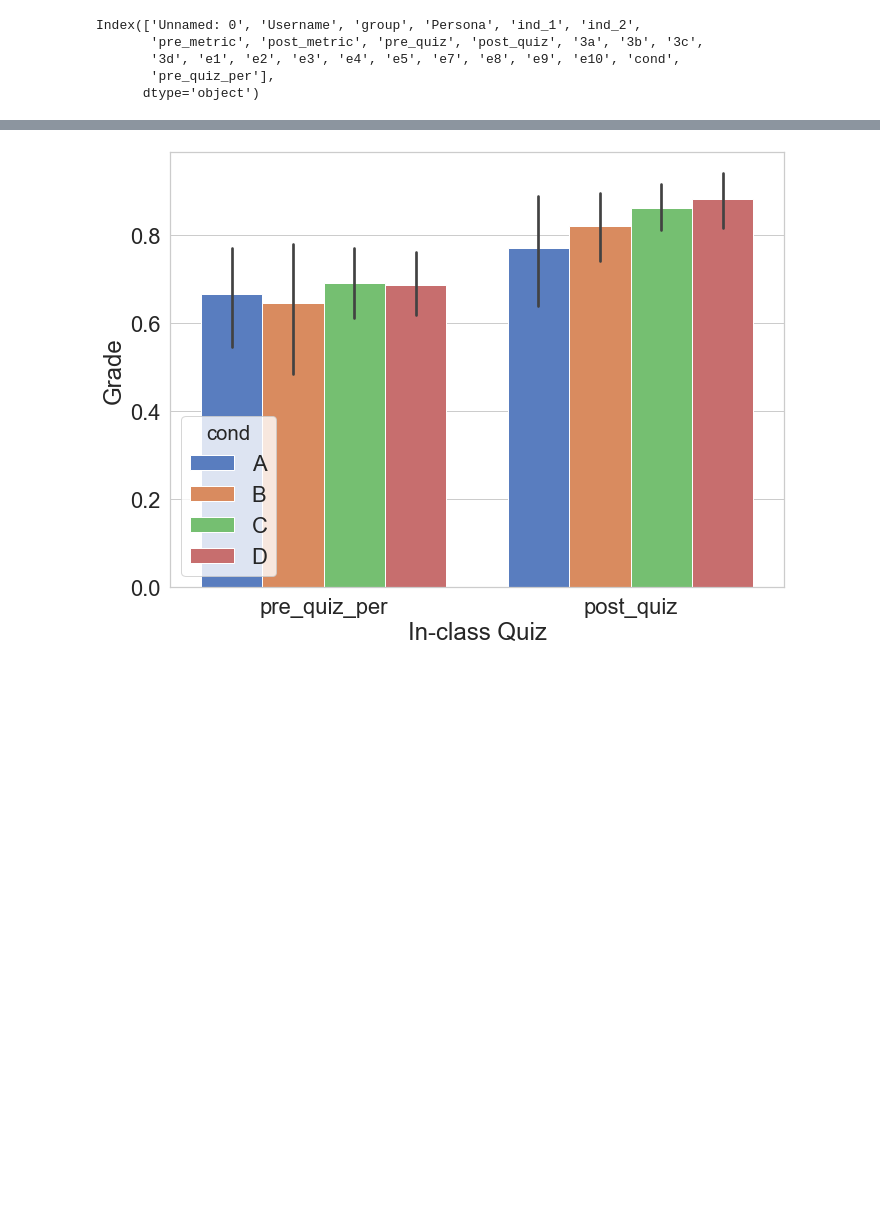
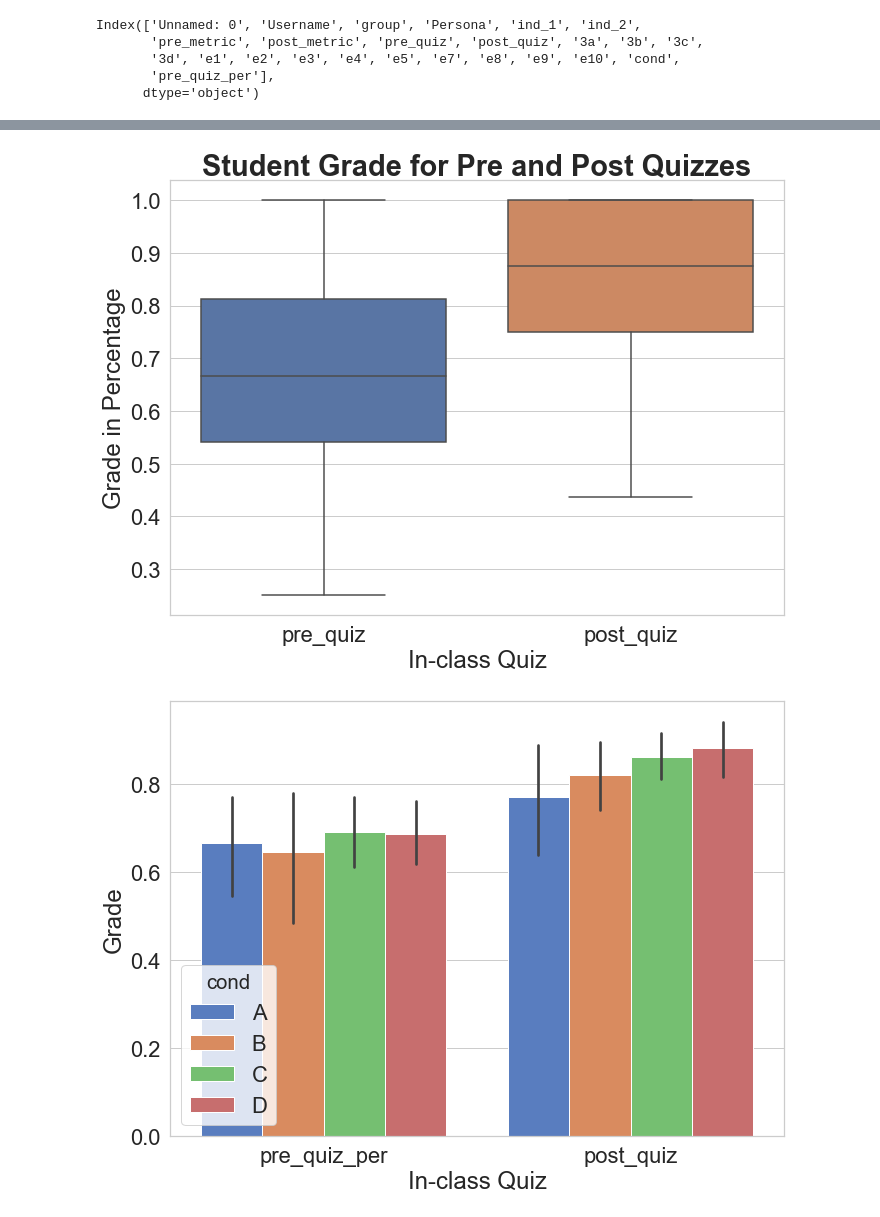
Before and after one commit to WesDeng/Recidivism_Exp, a Jupyter notebook: Quantitive Analysis.ipynb, the cells around one changed output, grey strips where cells are left out. Cells and saved outputs as stored; diff of their text form; code cells hidden in the pictures; blank space fills up the shorter version.

```diff
--- a/Quantitive Analysis.ipynb
+++ b/Quantitive Analysis.ipynb
@@ -230,9 +227,11 @@ sns.set(rc={'figure.figsize':(11,8)}, font_scale=2)
 sns.set_style('whitegrid')
 df = final[['pre_quiz', 'post_quiz']]
 ax = sns.boxplot(x="variable", y="value", data=pd.melt(df))
-ax.set(xlabel='In-class Quiz',ylabel='Grade in Percentage')
+
+ax.set_xlabel('In-class Quiz', fontsize=24)
+ax.set_ylabel('Grade in Percentage', fontsize=24)
 fig = ax.get_figure()
 fig.savefig("quiz_overall.png")
-plt.title(r"\textbf{"Students Grade for Pre and Post Quizzes"}")
+plt.title('Student Grade for Pre and Post Quizzes', fontweight='bold', fontsize=29)
 plt.show()
 # %% [output]
@@ -240,3 +238,4 @@ SyntaxError: invalid syntax (<ipython-input-10-72014f2682b1>, line 8)
+[figure, added]
 # %%
 # A: free +    no checklist
 # B: free +    checklist
```
Also changed, not shown: parts of 2 cells of this notebook, 1 other file.
